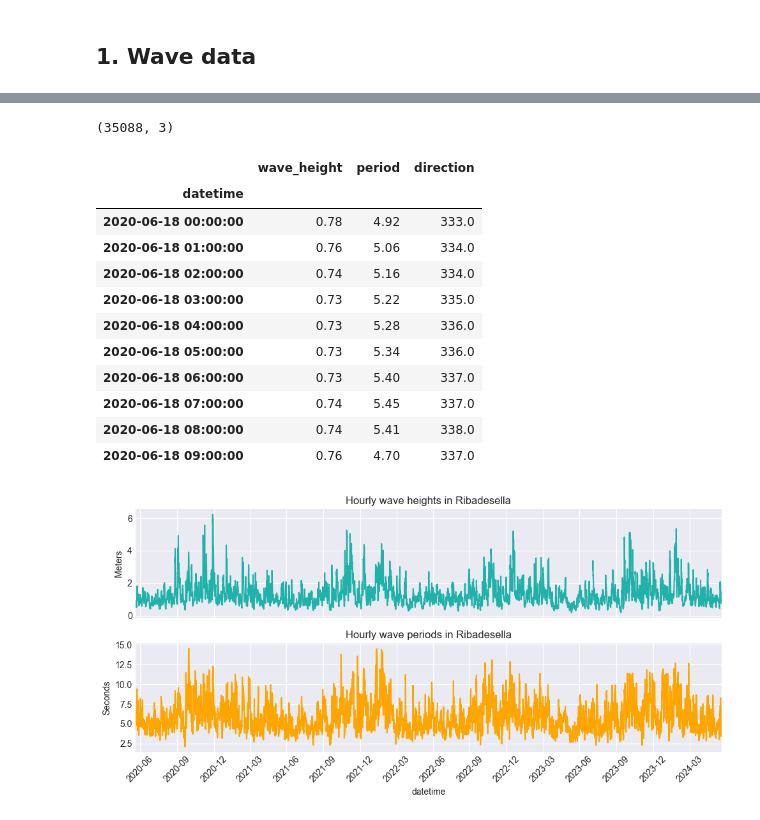
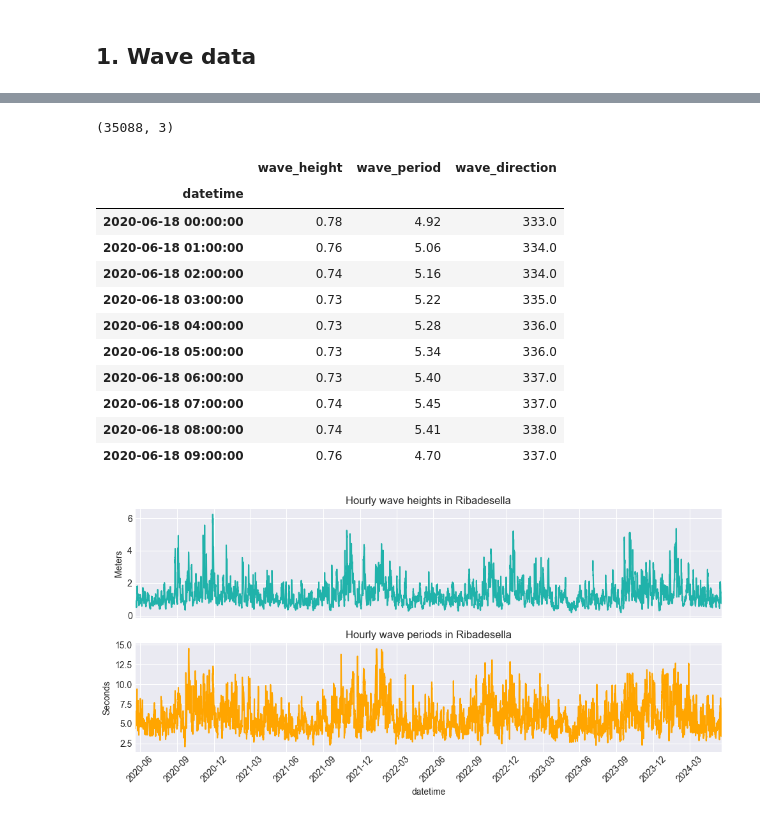
Before and after one commit to AlvaroCorrales/wave-height-app, a Jupyter notebook: Process data.ipynb, the cells around one changed output, grey strips where cells are left out. Cells and saved outputs as stored; diff of their text form; code cells hidden in the pictures.

```diff
--- a/Process data.ipynb
+++ b/Process data.ipynb
@@ -41,21 +41,21 @@ wave_original.head()
 # %%
 # Slice off variable of interest
 # ==============================================================================
 df_wave = wave_original[['datetime', 'Altura Signif. del Oleaje(m)', 'Periodo Medio(s)', 'Direcc. Media de Proced.(0=N 90=E)']].copy()
 df_wave.rename(columns = {
     'Altura Signif. del Oleaje(m)':'wave_height',
-    'Periodo Medio(s)': 'period',
-    'Direcc. Media de Proced.(0=N 90=E)':'direction'
+    'Periodo Medio(s)': 'wave_period',
+    'Direcc. Media de Proced.(0=N 90=E)':'wave_direction'
     }, inplace = True)
 df_wave.sort_values(by=['datetime'], inplace=True)
 df_wave.set_index(keys = 'datetime', inplace=True)
 df_wave = df_wave.asfreq('60min')
 
 print(df_wave.shape)
 df_wave.head(10)
 # %% [output]
 (35088, 3)
-|  | wave_height | period | direction |
+|  | wave_height | wave_period | wave_direction |
 | datetime |  |  |  |
 | 2020-06-18 00:00:00 | 0.78 | 4.92 | 333.0 |
 | 2020-06-18 01:00:00 | 0.76 | 5.06 | 334.0 |
```
Also changed, not shown: parts of 12 cells of this notebook.
